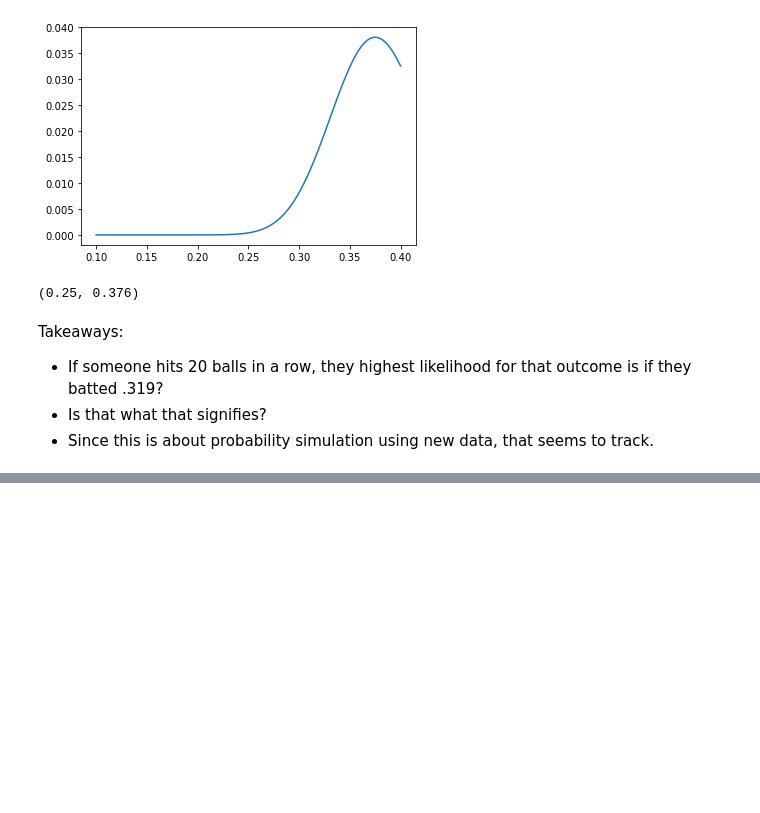
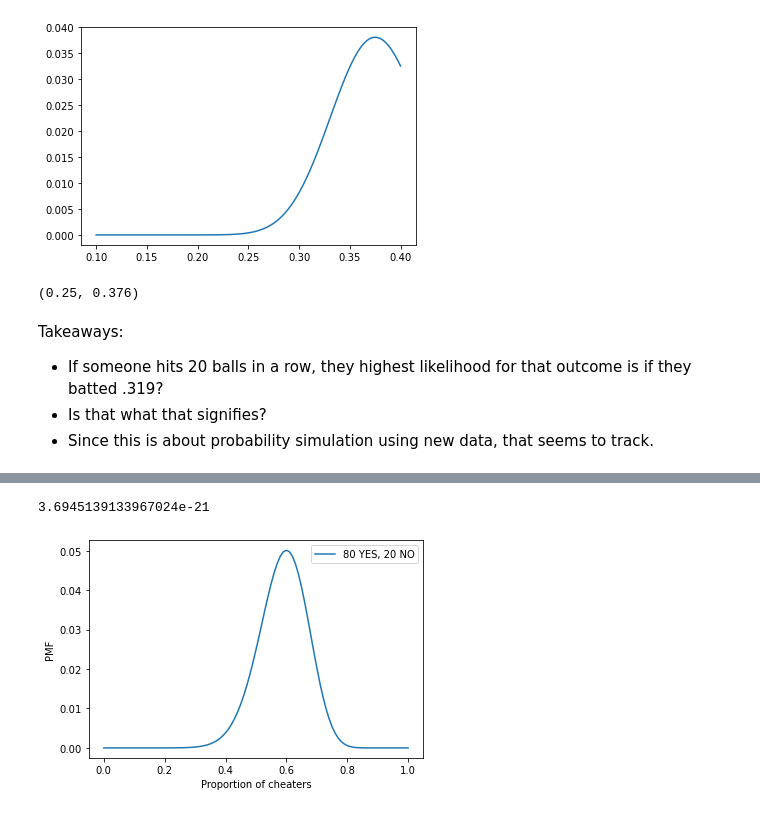
Before and after one commit to ryanorsinger/ThinkBayes2, a Jupyter notebook: chapter_4_estimating_proportions.ipynb, the cells around one changed output, grey strips where cells are left out. Drawn from its saved outputs; the diff is of its cells as text; code cells hidden in the pictures; blank space fills up the shorter version.

```diff
--- a/chapter_4_estimating_proportions.ipynb
+++ b/chapter_4_estimating_proportions.ipynb
@@ -432,0 +446,33 @@ Takeaways:
+# %%
+# Setting up a uniform prior distribution (there could be more information that would informa. different prior, but this is good enough)
+hypos = np.linspace(0, 1, 101)
+prior = Pmf(1, hypos)
+# %%
+# If the actual fraction of cheaters is `x`, then the number of
+# YESs is 0(.5 + x/2) and the number of NOs is (1-x) / 2
+likelihood = {
+    "Y": 0.5 + hypos/2,
+    "N": (1 - hypos) / 2
+}
+# %%
+# Here’s a dataset that yields a reasonable prior distribution.
+# I'm not in love with this approach (yet)
+# This sets up someone batting 0.25
+# I'm not sure where this batting 0.25 came from since it's not in the problem setup
+dataset = "Y" * 80 + "N" * 20
+# %%
+posterior = prior.copy()
+for data in dataset:
+    posterior *= likelihood[data]
+
+posterior.normalize()
+# %% [output]
+3.6945139133967024e-21
+# %%
+posterior.plot(label="80 YES, 20 NO")
+plt.xlabel("Proportion of cheaters")
+plt.ylabel("PMF")
+plt.legend()
+plt.plot();
+# %% [output]
+[figure, added]
```
Also changed, not shown: parts of 18 cells of this notebook.
